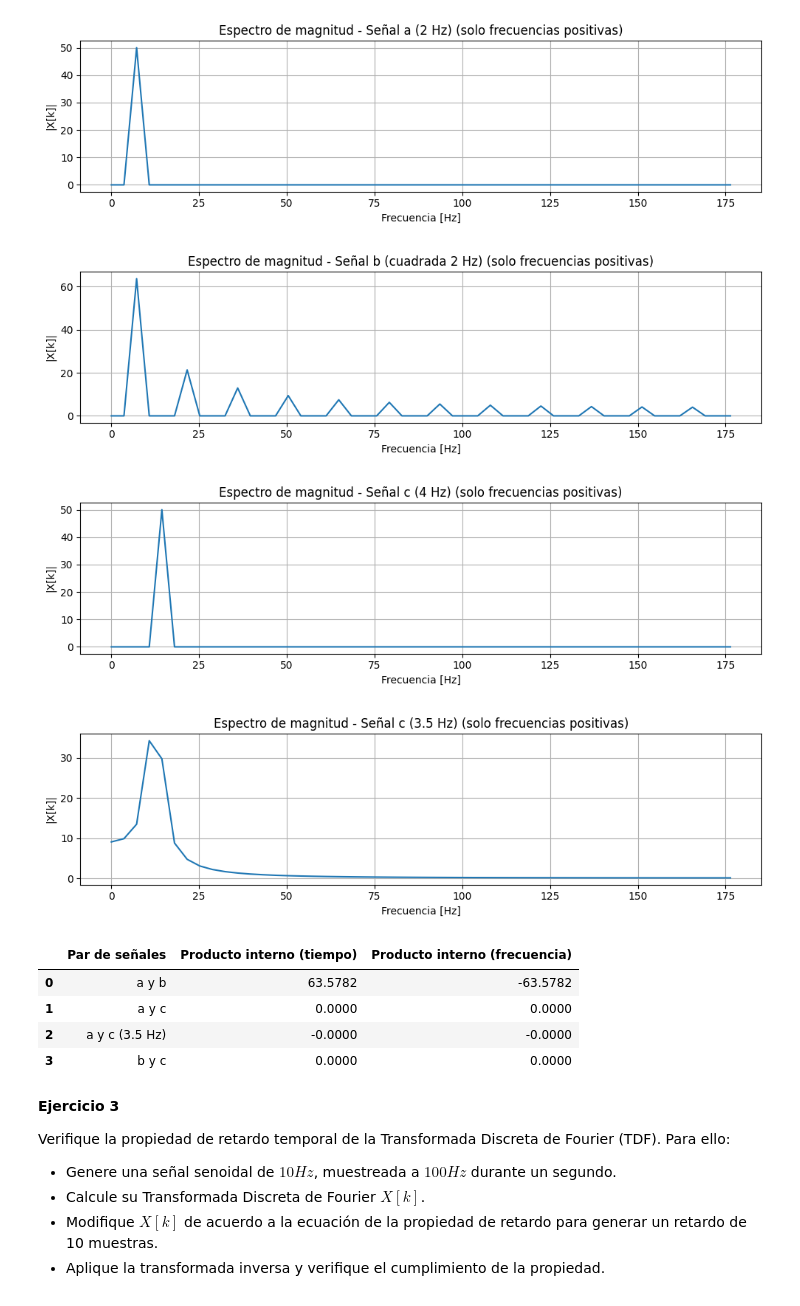
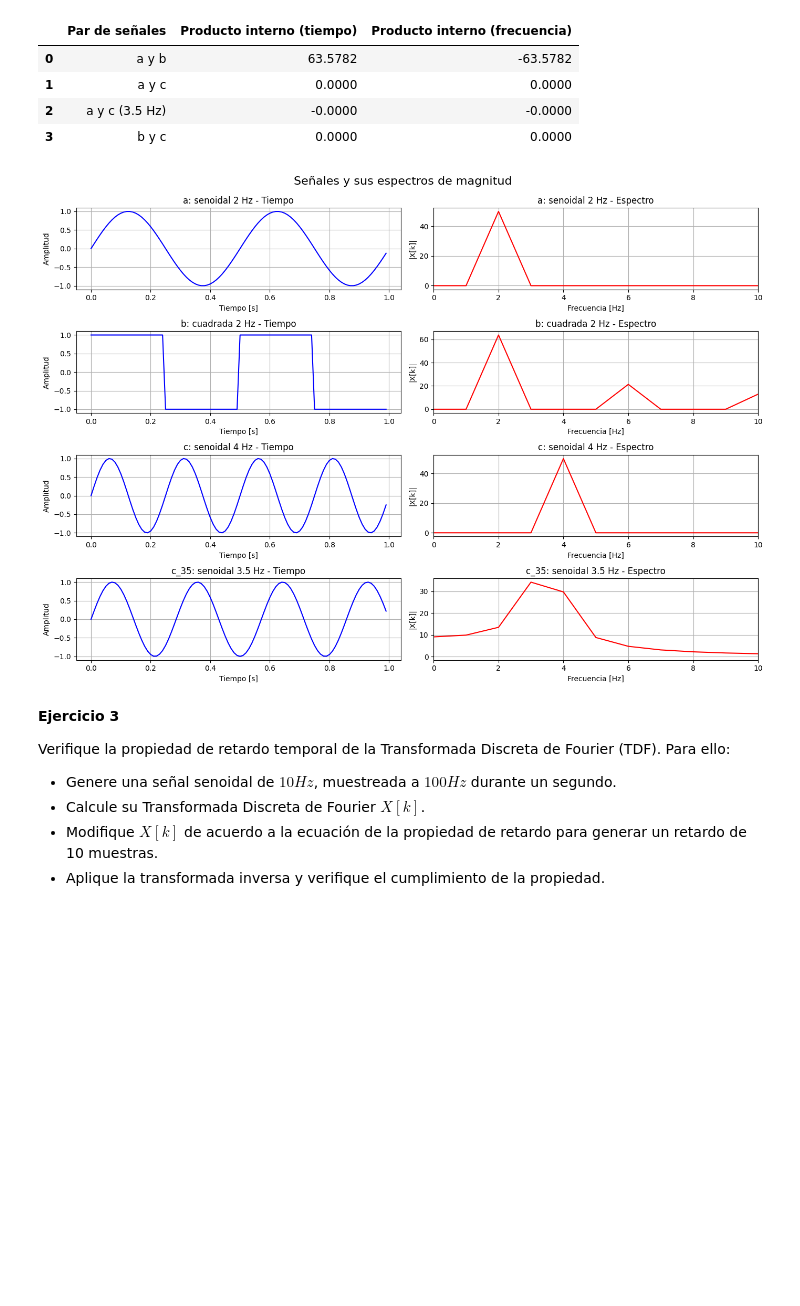
Before and after one commit to JuanKeiner/PDS_2025, a Jupyter notebook: Guia4/Guia4.ipynb, the cells around one changed output. Saved outputs shown, nothing was run; the diff lists cells and outputs as text; code cells hidden in the pictures; blank space fills up the shorter version.

```diff
--- a/Guia4/Guia4.ipynb
+++ b/Guia4/Guia4.ipynb
@@ -261,56 +194,95 @@ def analizar_tdf(x, nombre, fs):
 # %%
 
-t, a = senoidal(0,1,2,100)
-_, b = cuadrada(frecuencia=2, fs=100, duracion=1)
-_, c = senoidal(0, 1, 4, 100)
-_, c_35 = senoidal(0, 1, 3.5, 100)
-# ---------- 1. Ortogonalidad en tiempo ----------
+fs = 100
+duracion = 1
+
+# Generar señales
+t, a = senoidal(0, duracion, 2, fs)
+_, b = cuadrada(2, fs, duracion)
+_, c = senoidal(0, duracion, 4, fs)
+_, c_35 = senoidal(0, duracion, 3.5, fs)
+
+# ----- 1. Ortogonalidad en tiempo -----
 pares_tiempo = [
     ("a y b", a, b),
     ("a y c", a, c),
     ("b y c", b, c),
     ("a y c (3.5 Hz)", a, c_35),
 ]
 
 resultados_tiempo = []
 for nombre, s1, s2 in pares_tiempo:
     prod = ortogonalidad(s1, s2)
     resultados_tiempo.append([nombre, round(prod, 4)])
 
 df_tiempo = pd.DataFrame(resultados_tiempo, columns=["Par de señales", "Producto interno (tiempo)"])
 
-# ---------- 2. Ortogonalidad en frecuencia ----------
-Xa = analizar_tdf(a, "a (2 Hz)", fs)
-Xb = analizar_tdf(b, "b (cuadrada 2 Hz)", fs)
-Xc = analizar_tdf(c, "c (4 Hz)", fs)
-Xc_35 = analizar_tdf(c_35, "c (3.5 Hz)", fs)
+# ----- 2. Ortogonalidad en frecuencia -----
+Xa = tdf(a)
+Xb = tdf(b)
+Xc = tdf(c)
+Xc_35 = tdf(c_35)
 
 pares_frecuencia = [
     ('a y b', Xa, Xb),
     ('a y c', Xa, Xc),
     ('b y c', Xb, Xc),
     ('a y c (3.5 Hz)', Xa, Xc_35),
 ]
 
 resultados_frecuencia = []
 for nombre, X1, X2 in pares_frecuencia:
     prod = ortogonalidad(X1, X2) / len(X1)
     resultados_frecuencia.append([nombre, round(np.real(prod), 4)])
 
 df_frecuencia = pd.DataFrame(resultados_frecuencia, columns=["Par de señales", "Producto interno (frecuencia)"])
+
 df_total = pd.merge(df_tiempo, df_frecuencia, on="Par de señales", how="outer")
 
 display(df_total)
+
+# ----- Gráficas combinadas: señales y espectros -----
+fig, axes = plt.subplots(nrows=4, ncols=2, figsize=(14, 10))
+fig.suptitle("Señales y sus espectros de magnitud", fontsize=16)
+
+seniales = [
+    ("a: senoidal 2 Hz", t, a),
+    ("b: cuadrada 2 Hz", t, b),
+    ("c: senoidal 4 Hz", t, c),
+    ("c_35: senoidal 3.5 Hz", t, c_35),
+]
+
+for i, (nombre, tiempo, senial) in enumerate(seniales):
+
+    axes[i, 0].plot(tiempo, senial, color='blue')
+    axes[i, 0].set_title(f"{nombre} - Tiempo")
+    axes[i, 0].set_xlabel("Tiempo [s]")
+    axes[i, 0].set_ylabel("Amplitud")
+    axes[i, 0].grid(True)
+
+    N = len(senial)
+    X = tdf(senial)
+    f = eje_frecuencias(N, fs)
+    f_pos = f[:N // 2]
+    X_pos = np.abs(X[:N // 2])
+
+    axes[i, 1].plot(f_pos, X_pos, color='red')
+    axes[i, 1].set_title(f"{nombre} - Espectro")
+    axes[i, 1].set_xlabel("Frecuencia [Hz]")
+    axes[i, 1].set_ylabel("|X[k]|")
+    axes[i, 1].set_xlim(0, 10)
+    axes[i, 1].grid(True)
+
+plt.tight_layout()
+plt.subplots_adjust(top=0.92)
+plt.show()
 # %% [output]
+|  | Par de señales | Producto interno (tiempo) | Producto interno (frecuencia) |
+| 0 | a y b | 63.5782 | -63.5782 |
+| 1 | a y c | 0.0000 | 0.0000 |
+| 2 | a y c (3.5 Hz) | -0.0000 | -0.0000 |
+| 3 | b y c | 0.0000 | 0.0000 |
-[figure, old version]
+[figure, new version]
-[figure, removed]
-[figure, removed]
-[figure, removed]
-|  | Par de señales | Producto interno (tiempo) | Producto interno (frecuencia) |
-| 0 | a y b | 63.5782 | -63.5782 |
-| 1 | a y c | 0.0000 | 0.0000 |
-| 2 | a y c (3.5 Hz) | -0.0000 | -0.0000 |
-| 3 | b y c | 0.0000 | 0.0000 |
 # %% [markdown]
 **Ejercicio 3**
 
```
Also changed, not shown: parts of 5 cells of this notebook.
